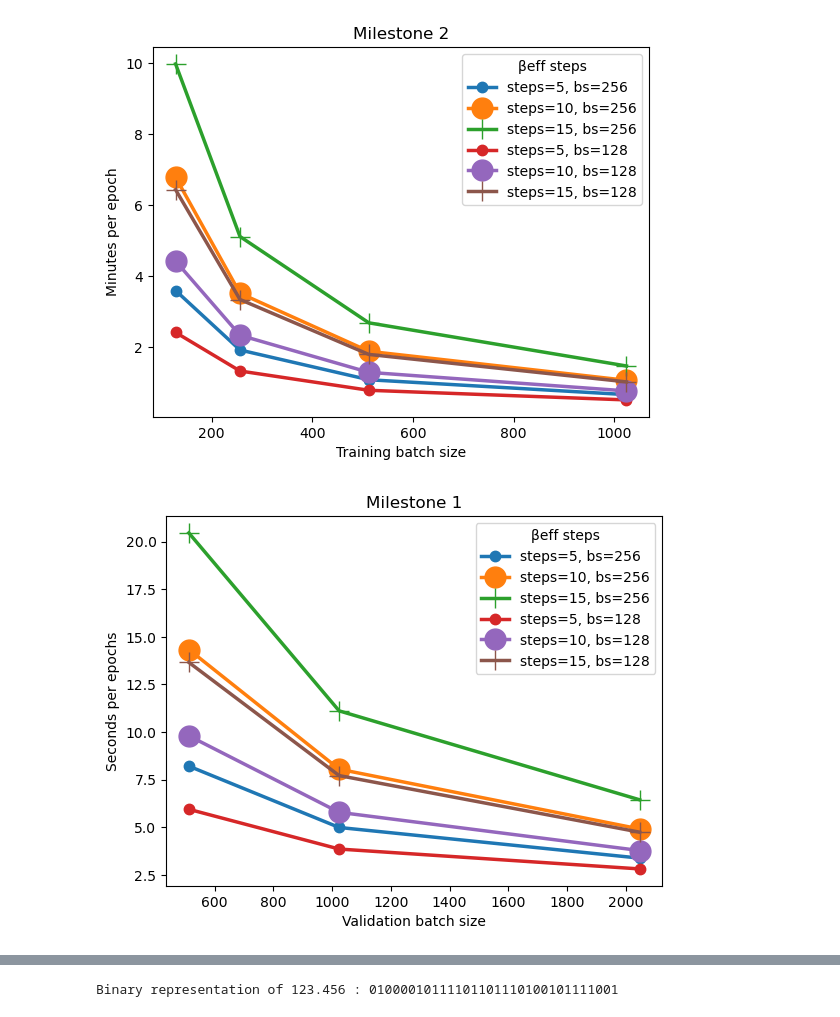
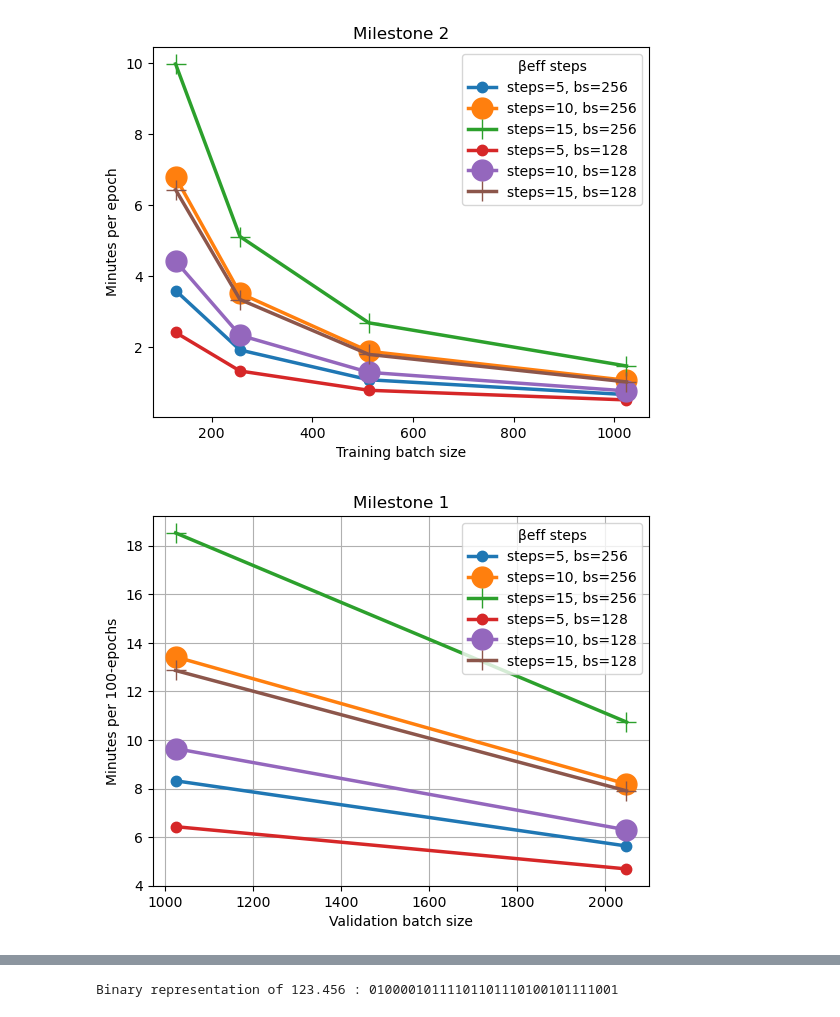
Before and after one commit to QaloSim/CaloQVAE, a Jupyter notebook: GenSamples.ipynb, the cells around one changed output, grey strips where cells are left out. Saved outputs shown, nothing was run; the diff lists cells and outputs as text; code cells hidden in the pictures.

```diff
--- a/GenSamples.ipynb
+++ b/GenSamples.ipynb
@@ -1070,8 +1087,8 @@ mean qpu time 0.07484855213099056 0.0008544467559427857
 mean gpu time 1.9804112023363512 0.034705626437319705
 mean gpu time/mean qpu time 26.45891130760263
 # %%
-engen_samples2 = []
-xgen_samples2 = []
+# engen_samples2 = []
+# xgen_samples2 = []
 with torch.no_grad():
     for i,xx in enumerate(train_loader):
         if reducedata:
@@ -1093,9 +1110,9 @@ with torch.no_grad():
         xgen_samples2.append( sample_data.detach().cpu())
         engen_samples2.append(true_energy.detach().cpu())
 
-        if i > 30:
-            break
+        # if i > 30:
+        #     break
 
-xgen_samples2 = torch.cat(xgen_samples2, dim=0)
-engen_samples2 = torch.cat(engen_samples2, dim=0)
+# xgen_samples2 = torch.cat(xgen_samples2, dim=0)
+# engen_samples2 = torch.cat(engen_samples2, dim=0)
 # %%
@@ -1215,7 +1234,7 @@ for i,_ in enumerate(HLF_1_electron.relevantLayers[:-1]):
     ax.hist(((xtarget_samples[:, idxPrev:idx] == 0).sum(dim=1)/l).numpy(),  bins=20, log=True, histtype='step', linewidth=2.5, color="b")
     ax.hist(((xrecon_samples[:, idxPrev:idx] == 0).sum(dim=1)/l).numpy(), bins=20, log=True, histtype='step', linewidth=2.5, color="m", linestyle="dashdot")
     ax.hist(((xgen_samples[:, idxPrev:idx] == 0).sum(dim=1)/l).numpy(), bins=20, log=True, histtype='step', linewidth=2.5, color="orange", linestyle="dashed")
-    ax.hist(((xgen_samples_qpu[:, idxPrev:idx] == 0).sum(dim=1)/l).numpy(), bins=20, log=True, histtype='step', linewidth=2.5, color="green", linestyle="dashed")
+    # ax.hist(((xgen_samples_qpu[:, idxPrev:idx] == 0).sum(dim=1)/l).numpy(), bins=20, log=True, histtype='step', linewidth=2.5, color="green", linestyle="dashed")
     ax.legend(["GT", "Recon", "Sample", "Sample w/ QPU"], title=f'{ds[part]}')
     ax.grid("True")
 
@@ -1226,6 +1245,6 @@ for i,_ in enumerate(HLF_1_electron.relevantLayers[:-1]):
 
 # Adjust layout and display the plots
 plt.tight_layout()
-plt.savefig(f'/home/javier/Projects/CaloQVAE/figs/{modelname}/sparsity_per_layer_{modelname}_{arch}_{datascaled}_{part}_beta_{beta}.png')
+plt.savefig(f'/home/javier/Projects/CaloQVAE/figs/{modelname}/sparsity_per_layer_{modelname}_{arch}_{datascaled}_{part}.png')
 plt.show()
 # %% [output]
@@ -1418,7 +1437,7 @@ for i,_ in enumerate(HLF_1_electron.relevantLayers[:-1]):
     ax.hist(xtarget_samples[:, idxPrev:idx].sum(dim=1).numpy()/1000,  bins=20, log=True, histtype='step', linewidth=2.5, color="b")
     ax.hist(xrecon_samples[:, idxPrev:idx].sum(dim=1).numpy()/1000, bins=20, log=True, histtype='step', linewidth=2.5, color="m", linestyle="dashdot")
     ax.hist(xgen_samples[:, idxPrev:idx].sum(dim=1).numpy()/1000, bins=20, log=True, histtype='step', linewidth=2.5, color="orange", linestyle="dashed")
-    ax.hist(xgen_samples_qpu[:, idxPrev:idx].sum(dim=1).numpy()/1000, bins=20, log=True, histtype='step', linewidth=2.5, color="green", linestyle="dashed")
+    # ax.hist(xgen_samples_qpu[:, idxPrev:idx].sum(dim=1).numpy()/1000, bins=20, log=True, histtype='step', linewidth=2.5, color="green", linestyle="dashed")
     ax.legend(["GT", "Recon", "Sample", "Sample w/ QPU"], title=f'{ds[part]}')
     ax.grid("True")
 
@@ -1429,6 +1448,6 @@ for i,_ in enumerate(HLF_1_electron.relevantLayers[:-1]):
 
 # Adjust layout and display the plots
 plt.tight_layout()
-plt.savefig(f'/home/javier/Projects/CaloQVAE/figs/{modelname}/energy_per_layer_{modelname}_{arch}_{datascaled}_{part}_beta_{beta}.png')
+plt.savefig(f'/home/javier/Projects/CaloQVAE/figs/{modelname}/energy_per_layer_{modelname}_{arch}_{datascaled}_{part}.png')
 plt.show()
 # %% [output]
@@ -1912,7 +1931,7 @@ plt.show()
 ####
 import numpy as np
 # %%
-def _gpu_timing(temp_steps=5, training_size=80000, val_size=10000, val_bs=1024, train_bs=128, temp_opt_samp_size = 256):
+def _gpu_timing(temp_steps=5, training_size=80000, val_size=10000, val_bs=1024, train_bs=128, temp_opt_samp_size = 128):
     τₛ = 0.020+0.136+0.021
     τₚ = 15.92
 
@@ -1947,7 +1966,8 @@ def _gpu_timing(temp_steps=5, training_size=80000, val_size=10000, val_bs=1024,
     full_epoch_cycle = train_time_per_epoch + val_time_per_epoch + temp_opt_time*(train_b_num+val_b_num)
     # print(100*full_epoch_cycle/1000/60) #minutes
     return (val_time_per_epoch + temp_opt_time*val_b_num)/1000, (train_time_per_epoch + temp_opt_time*train_b_num)/1000/60, \
-        100*(train_time_per_epoch + temp_opt_time*train_b_num)/1000/60/60, 100*full_epoch_cycle/1000/60/60
+        100*(train_time_per_epoch + temp_opt_time*train_b_num)/1000/60/60, 100*full_epoch_cycle/1000/60/60, \
+        (val_time_per_epoch + temp_opt_time*1)/1000
 # %%
 _qpu_time_to_train = [_gpu_timing(temp_steps=5, training_size=80000, val_size=10000, val_bs=1024, train_bs=i, temp_opt_samp_size = 256)[0] for i in [128,256,512,1024]]
 # %%
@@ -2005,17 +2025,19 @@ plt.show()
 # %% [output]
 [figure]
 # %%
-plt.plot([512,1024,2048], [_gpu_timing(temp_steps=5, training_size=80000, val_size=10000, val_bs=i, train_bs=256, temp_opt_samp_size = 256)[0] for i in [512,1024,2048]],  marker='.', markersize=15, linewidth=2.5)
-plt.plot([512,1024,2048], [_gpu_timing(temp_steps=10, training_size=80000, val_size=10000, val_bs=i, train_bs=256, temp_opt_samp_size = 256)[0] for i in [512,1024,2048]],  marker='o', markersize=15, linewidth=2.5)
-plt.plot([512,1024,2048], [_gpu_timing(temp_steps=15, training_size=80000, val_size=10000, val_bs=i, train_bs=256, temp_opt_samp_size = 256)[0] for i in [512,1024,2048]],  marker='+', markersize=15, linewidth=2.5)
-plt.plot([512,1024,2048], [_gpu_timing(temp_steps=5, training_size=80000, val_size=10000, val_bs=i, train_bs=256, temp_opt_samp_size = 128)[0] for i in [512,1024,2048]],  marker='.', markersize=15, linewidth=2.5)
-plt.plot([512,1024,2048], [_gpu_timing(temp_steps=10, training_size=80000, val_size=10000, val_bs=i, train_bs=256, temp_opt_samp_size = 128)[0] for i in [512,1024,2048]],  marker='o', markersize=15, linewidth=2.5)
-plt.plot([512,1024,2048], [_gpu_timing(temp_steps=15, training_size=80000, val_size=10000, val_bs=i, train_bs=256, temp_opt_samp_size = 128)[0] for i in [512,1024,2048]],  marker='+', markersize=15, linewidth=2.5)
+plt.plot([1024,2048], [10/6.0 * _gpu_timing(temp_steps=5, training_size=80000, val_size=10000, val_bs=i, train_bs=256, temp_opt_samp_size = 256)[0] for i in [1024,2048]],  marker='.', markersize=15, linewidth=2.5)
+plt.plot([1024,2048], [10/6.0 * _gpu_timing(temp_steps=10, training_size=80000, val_size=10000, val_bs=i, train_bs=256, temp_opt_samp_size = 256)[0] for i in [1024,2048]],  marker='o', markersize=15, linewidth=2.5)
+plt.plot([1024,2048], [10/6.0 * _gpu_timing(temp_steps=15, training_size=80000, val_size=10000, val_bs=i, train_bs=256, temp_opt_samp_size = 256)[0] for i in [1024,2048]],  marker='+', markersize=15, linewidth=2.5)
+plt.plot([1024,2048], [10/6.0 * _gpu_timing(temp_steps=5, training_size=80000, val_size=10000, val_bs=i, train_bs=256, temp_opt_samp_size = 128)[0] for i in [1024,2048]],  marker='.', markersize=15, linewidth=2.5)
+plt.plot([1024,2048], [10/6.0 * _gpu_timing(temp_steps=10, training_size=80000, val_size=10000, val_bs=i, train_bs=256, temp_opt_samp_size = 128)[0] for i in [1024,2048]],  marker='o', markersize=15, linewidth=2.5)
+plt.plot([1024,2048], [10/6.0 * _gpu_timing(temp_steps=15, training_size=80000, val_size=10000, val_bs=i, train_bs=256, temp_opt_samp_size = 128)[0] for i in [1024,2048]],  marker='+', markersize=15, linewidth=2.5)
 
 plt.title("Milestone 1")
 plt.xlabel("Validation batch size")
-plt.ylabel("Seconds per epochs")
+plt.ylabel("Minutes per 100-epochs")
 plt.legend(["steps=5, bs=256","steps=10, bs=256","steps=15, bs=256", "steps=5, bs=128","steps=10, bs=128","steps=15, bs=128"], title="βeff steps")
+# plt.legend(["steps=10, bs=256","steps=15, bs=256", "steps=10, bs=128","steps=15, bs=128"], title="βeff steps")
+plt.grid("True")
 plt.show()
 # %% [output]
-[figure, old version]
+[figure, new version]
```
Also changed, not shown: parts of 24 cells of this notebook, 5 other files.
